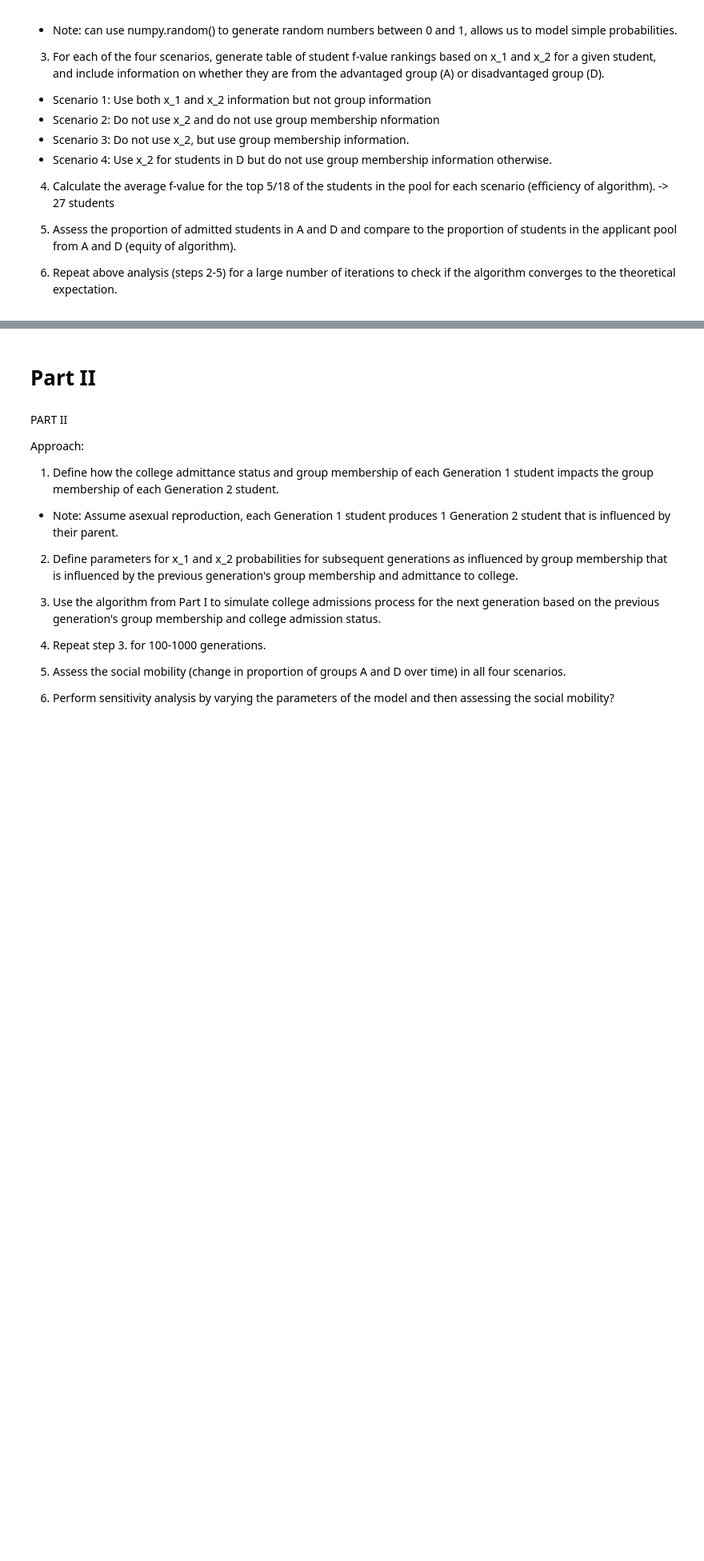
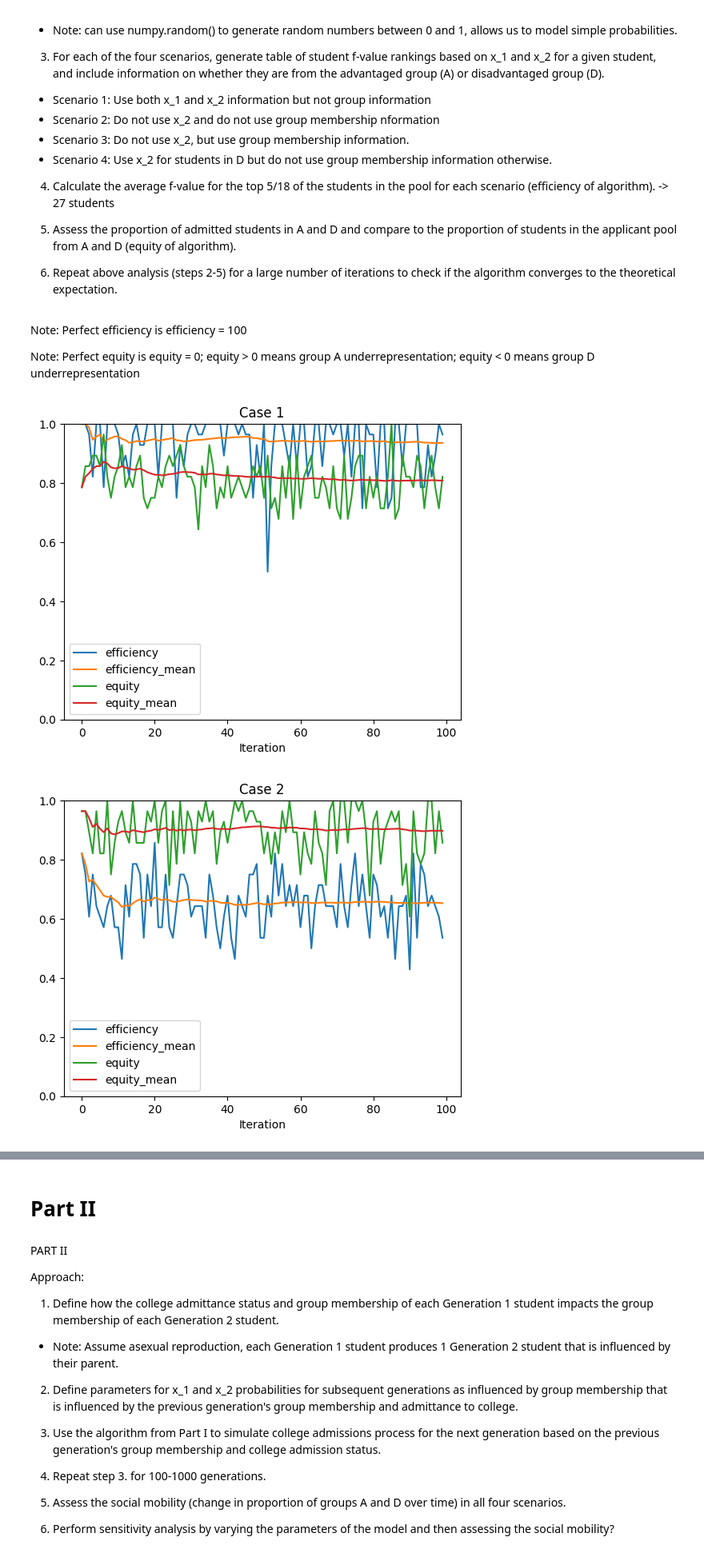
Before and after one commit to xav1002/DCDS_500_Project_1_LM_YX_VX, a Jupyter notebook: main.ipynb, the cells around one changed output, grey strips where cells are left out. Shown at 80% size. Saved outputs shown, nothing was run; the diff lists cells and outputs as text; code cells hidden in the pictures; blank space fills up the shorter version.

Commit message:
changing efficiency/equity display

```diff
--- a/main.ipynb
+++ b/main.ipynb
@@ -25,4 +25,4 @@ def print_equity(num_A,num_D):
     # print('% of students from A: ',100*(num_A/(num_A+num_D)))
     # print('% of students from D: ',100*(num_D/(num_A+num_D)))
 
-    return 50-100*(num_A/(num_A+num_D))
+    return num_A/(num_A+num_D)
@@ -251,40 +193,87 @@ def scenario_4(case):
     equity = print_equity(num_A,num_D)
 
     return {'efficiency':efficiency,'equity':equity}
+# %% [markdown]
+Note: Perfect efficiency is efficiency = 100
+
+Note: Perfect equity is equity = 0; equity > 0 means group A underrepresentation; equity < 0 means group D underrepresentation
 # %%
 scenarios = [1,2,3,4]
+
+eff_mean_arr = []
+eff_mean_err_arr = []
+eq_mean_arr = []
+eq_mean_err_arr = []
+case_labels = ['case 1','case 2','case 3','case 4']
 
 for scenario in scenarios:
     efficiency = []
     efficiency_mean = []
     equity = []
     equity_mean = []
     gen = range(100)
 
     match scenario:
         case 1:
             func = run_admission_iter
         case 2:
             func = run_admission_iter
         case 3:
             func = scenario_3
         case 4:
             func = scenario_4
 
     for x in gen:
-        res = func(scenario)
+        d_x1 = []
+        d_x2 = []
+        a_x1 = []
+        a_x2 = []
+        for x in range(0,50):
+            d_x1.append(disadvantaged_random())
+            d_x2.append(disadvantaged_random())
+            a_x1.append(advantaged_random())
+            a_x2.append(advantaged_random())
+
+        x_1 = a_x1 + d_x1
+        x_2 = a_x2 + d_x2
+        g = ['A' for x in range(0,50)] + ['D' for x in range(0,50)]
+
+        students_df = pd.DataFrame({"x_1":x_1,
+                                    "x_2":x_2,
+                                    "g":g })
+        students_df["f"] = students_df.apply(lambda x: 1 if (x["x_1"]==1 and x["x_2"]==1) else 0, axis=1)
+
+        num_admitted_students = round(100*5/18)
+
+        res = func(scenario,students_df=students_df,num_admitted_students=num_admitted_students)
         efficiency.append(res['efficiency'])
         efficiency_mean.append(np.mean(efficiency))
         equity.append(res['equity'])
         equity_mean.append(np.mean(equity))
 
     plt.plot(gen,efficiency,label="efficiency")
     plt.plot(gen,efficiency_mean,label="efficiency_mean")
     plt.plot(gen,equity,label="equity")
     plt.plot(gen,equity_mean,label="equity_mean")
     plt.xlabel("Iteration")
     plt.legend()
     plt.title('Case '+str(scenario))
+    plt.ylim((0,1))
     plt.show()
-    print('efficiency mean: ',efficiency_mean[-1])
-    print('equity mean: ',equity_mean[-1])
+
+    eff_mean_arr.append(efficiency_mean[-1])
+    eff_mean_err_arr.append(np.std(efficiency_mean)*2)
+    eq_mean_arr.append(equity_mean[-1])
+    eq_mean_err_arr.append(np.std(equity_mean)*2)
+
+    # print('efficiency mean: ',efficiency_mean[-1],' +/- ',np.std(efficiency_mean))
+    # print('equity mean: ',equity_mean[-1],' +/- ',np.std(equity_mean))
+
+effs_bar = plt.bar(case_labels,eff_mean_arr,yerr=eff_mean_err_arr)
+plt.show()
+
+eqs_bar = plt.bar(case_labels,eq_mean_arr,yerr=eq_mean_err_arr)
+plt.show()
+# %% [output]
+[figure, added]
+[figure, added]
```
Also changed, not shown: parts of 12 cells of this notebook.
